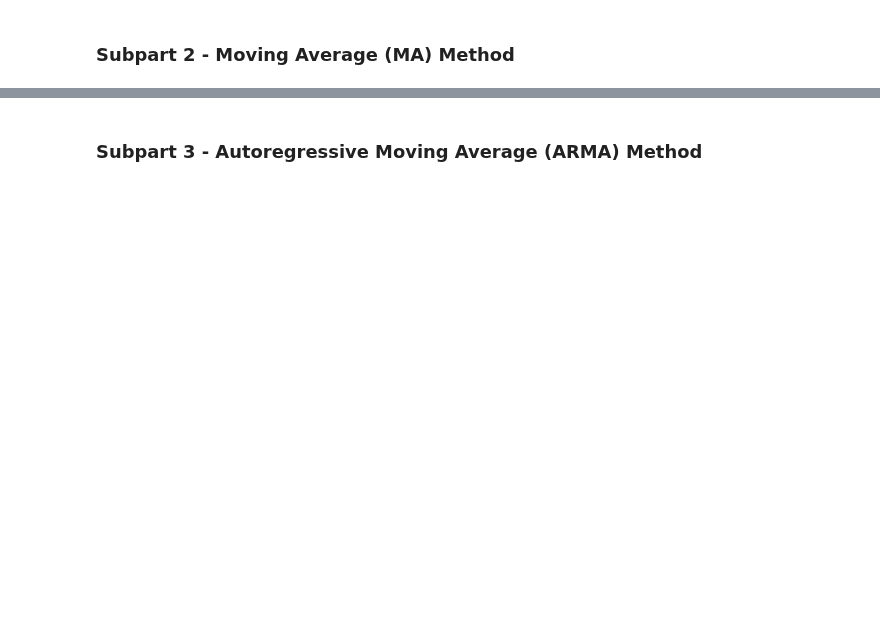
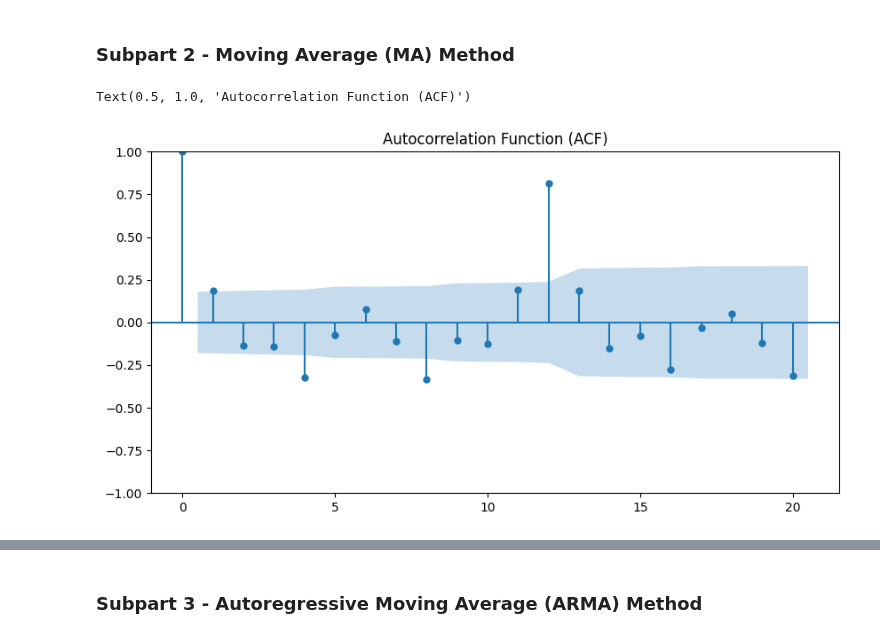
Before and after one commit to GoutamKonala/Time_Series_Analysis_Graded, a Jupyter notebook: TSA_Graded_Exercise.ipynb, the cells around one changed output, grey strips where cells are left out. Drawn from its saved outputs; the diff is of its cells as text; code cells hidden in the pictures; blank space fills up the shorter version.

```diff
--- a/TSA_Graded_Exercise.ipynb
+++ b/TSA_Graded_Exercise.ipynb
@@ -662,8 +667,13 @@ ValueError: Found input variables with inconsistent numbers of samples: [24, 23]
 # %%
 # Use the 'plot_acf' method to look at the autocorrelation values for the training data for various lag orders
 # Note: The 'plot_acf' method assumes stationarity of time series, so use the 'df_boxcox_diff' data
 # Note: Since differencing results in a missing value at the beginning of 'df_boxcox_diff', we must exclude it
-##### CODE HERE #####
+plt.figure(figsize = (10, 5))
+plot_acf(df_boxcox_diff, lags = 20, ax = plt.gca())
+plt.title('Autocorrelation Function (ACF)')
+# %% [output]
+Text(0.5, 1.0, 'Autocorrelation Function (ACF)')
+[figure, added]
 # %%
 # Fit an MA model to the transformed training data with lag order 4 and view its optimal parameter values
 # Note: Higher lag orders can be used at the cost of model complexity, but for this exercise, kindly use 'q = 4'
```
Also changed, not shown: parts of 29 cells of this notebook.
